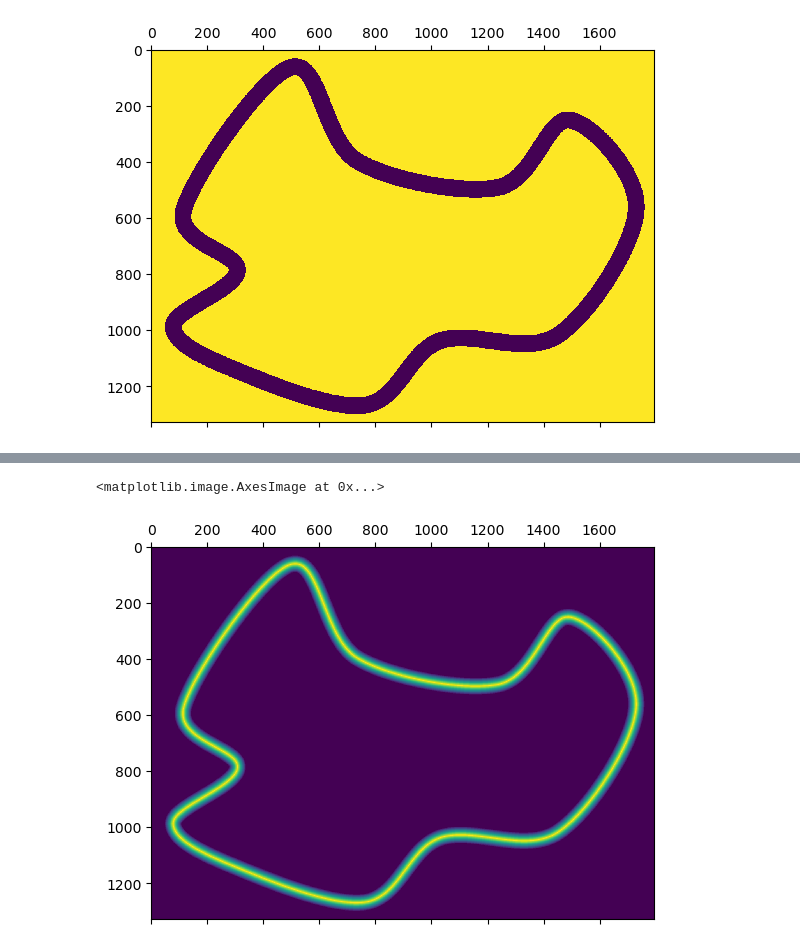
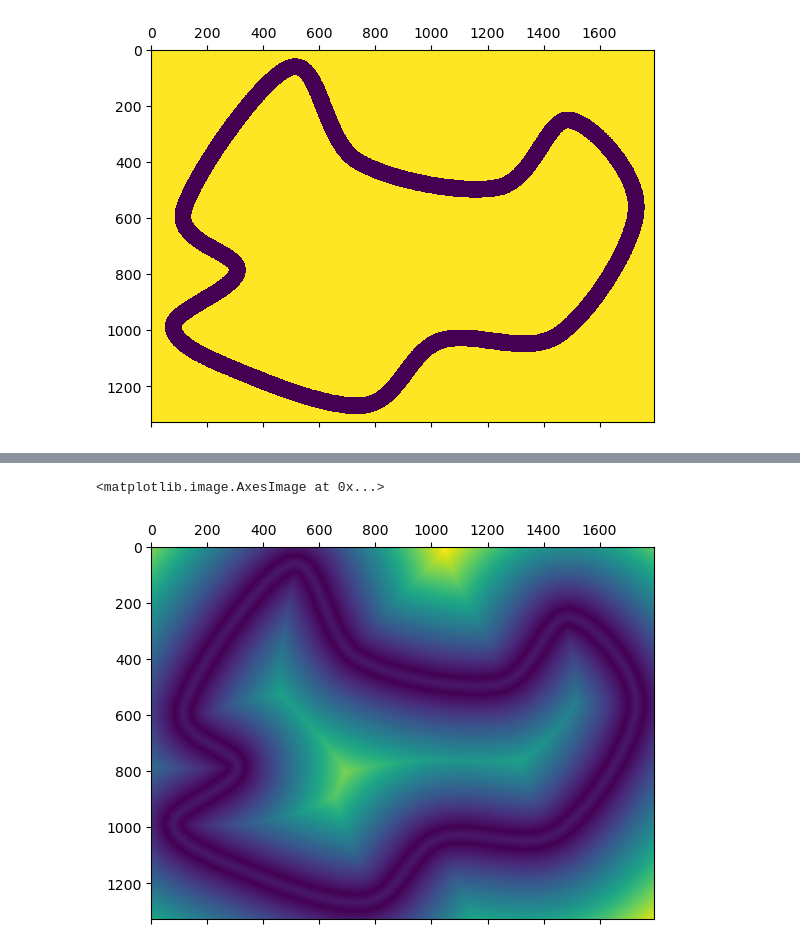
Before and after one commit to tim200002/TAS-Racer, a Jupyter notebook: src/offline_path_finder/src/robust_extract_centerline.ipynb, the cells around one changed output, grey strips where cells are left out. Drawn from its saved outputs; the diff is of its cells as text; code cells hidden in the pictures.

```diff
--- a/src/offline_path_finder/src/robust_extract_centerline.ipynb
+++ b/src/offline_path_finder/src/robust_extract_centerline.ipynb
@@ -34,3 +38,16 @@ plt.matshow(occupancy_map.grid)
 # %% [output]
 <matplotlib.image.AxesImage at 0x...>
 [figure]
+# %%
+track_contours = measure.find_contours(occupancy_map.grid, 0)
+assert len(track_contours) == 2
+
+for contour in track_contours:
+    y_coord = np.empty(contour.shape[0], dtype=int)
+    x_coord = np.empty(contour.shape[0],  dtype=int)
+    for i, element in enumerate(contour):
+        y_coord[i] = element[0]
+        x_coord[i] = element[1]
+    occupancy_map.grid[y_coord, x_coord] = 2
+
+plt.matshow(occupancy_map.grid)
@@ -37,8 +57,7 @@ plt.matshow(occupancy_map.grid)
 # %%
-from scipy import ndimage
-binarized_grid = occupancy_map.grid == 0
-distance = ndimage.distance_transform_edt(binarized_grid)
-plt.matshow(distance)
+binarized_grid = occupancy_map.grid != 2
+distances = ndimage.distance_transform_edt(binarized_grid)
+plt.matshow(distances)
 # %% [output]
 <matplotlib.image.AxesImage at 0x...>
-[figure, old version]
+[figure, new version]
```
Also changed, not shown: parts of 13 cells of this notebook, 2 other files.
